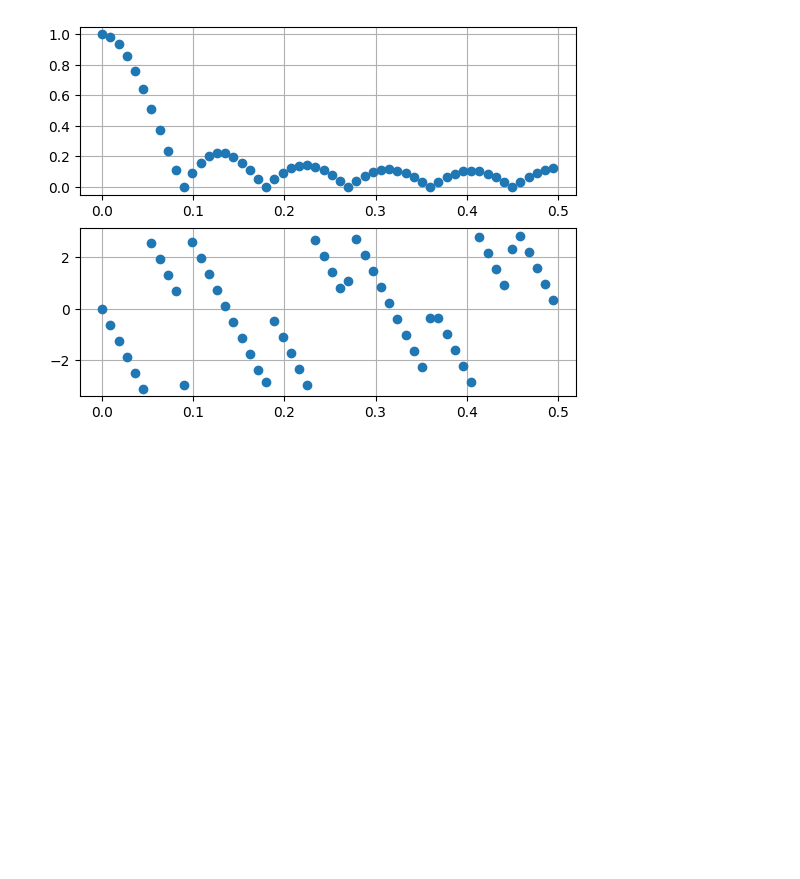
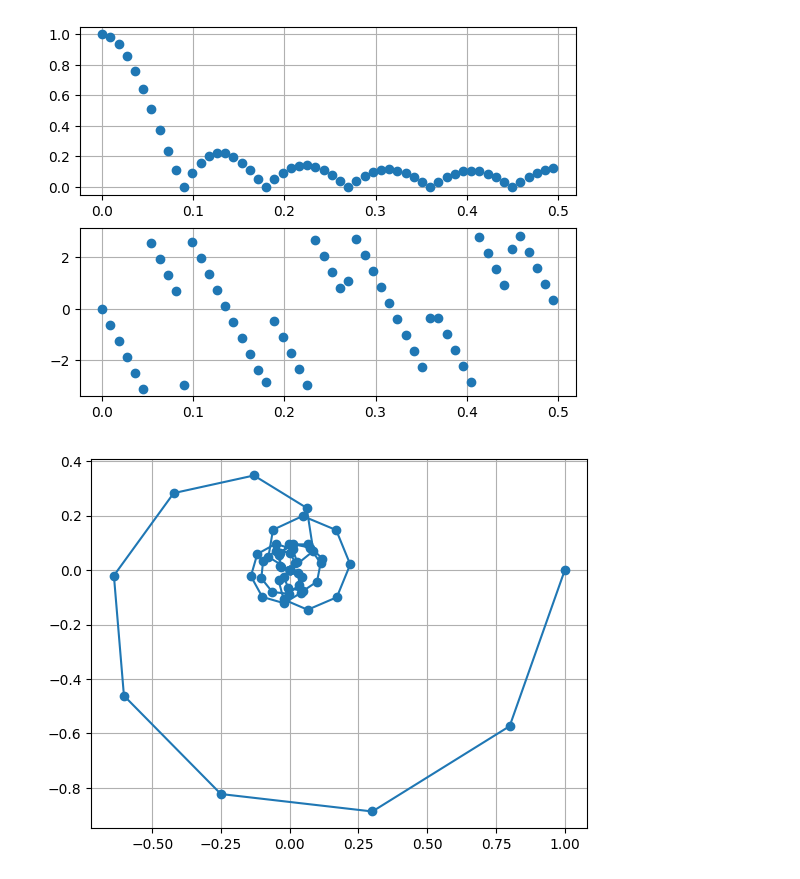
Before and after one commit to yammouch/js_lesson, a Jupyter notebook: 0020_audio/n012.ipynb, the cells around one changed output. Drawn from its saved outputs; the diff is of its cells as text; code cells hidden in the pictures; blank space fills up the shorter version.

```diff
--- a/0020_audio/n012.ipynb
+++ b/0020_audio/n012.ipynb
@@ -11,9 +11,9 @@ fharm
 # %% [output]
 array([0.09, 0.18, 0.27, 0.36, 0.45])
 # %%
-coeffs = np.array([1.0])
+coeff_dc = np.array([1.0])
 for f in fharm:
-    coeffs = np.convolve(
-        coeffs,
+    coeff_dc = np.convolve(
+        coeff_dc,
         [-1.0, -1.0] if f == fnyquist else [1.0, -2*np.cos(2*np.pi*f), 1.0])
 # %%
@@ -23,5 +23,5 @@ array([1.        , 0.88741305, 0.95234314, 0.90368884, 0.94512082,
        0.90662245, 0.94512082, 0.90368884, 0.95234314, 0.88741305,
        1.        ])
 # %%
-coeffs /= coeffs.sum()
+coeff_dc /= coeff_dc.sum()
 # %%
@@ -39,9 +92,9 @@ dly1st
 # %%
 ftest = np.arange(0, 0.5, 0.1*ftone)
 # %%
-transf = (np.exp(-2j*np.pi*np.arange(dly1st, dly1st+len(coeffs))[None, :]
+transf = (np.exp(-2j*np.pi*np.arange(dly1st, dly1st+len(coeff_dc))[None, :]
                 *ftest[:, None])
-         *coeffs[None,:]).sum(axis=1)
+         *coeff_dc[None,:]).sum(axis=1)
 # %%
 fig, ax = plt.subplots(2)
 ax[0].plot(ftest, np.abs(transf), "o")
@@ -50,3 +103,9 @@ ax[0].grid()
 ax[1].grid()
 # %% [output]
 [figure]
+# %%
+fig, ax = plt.subplots(1)
+ax.plot(np.real(transf), np.imag(transf), "o-")
+ax.grid()
+# %% [output]
+[figure, added]
```
Also changed, not shown: parts of 23 cells of this notebook.
